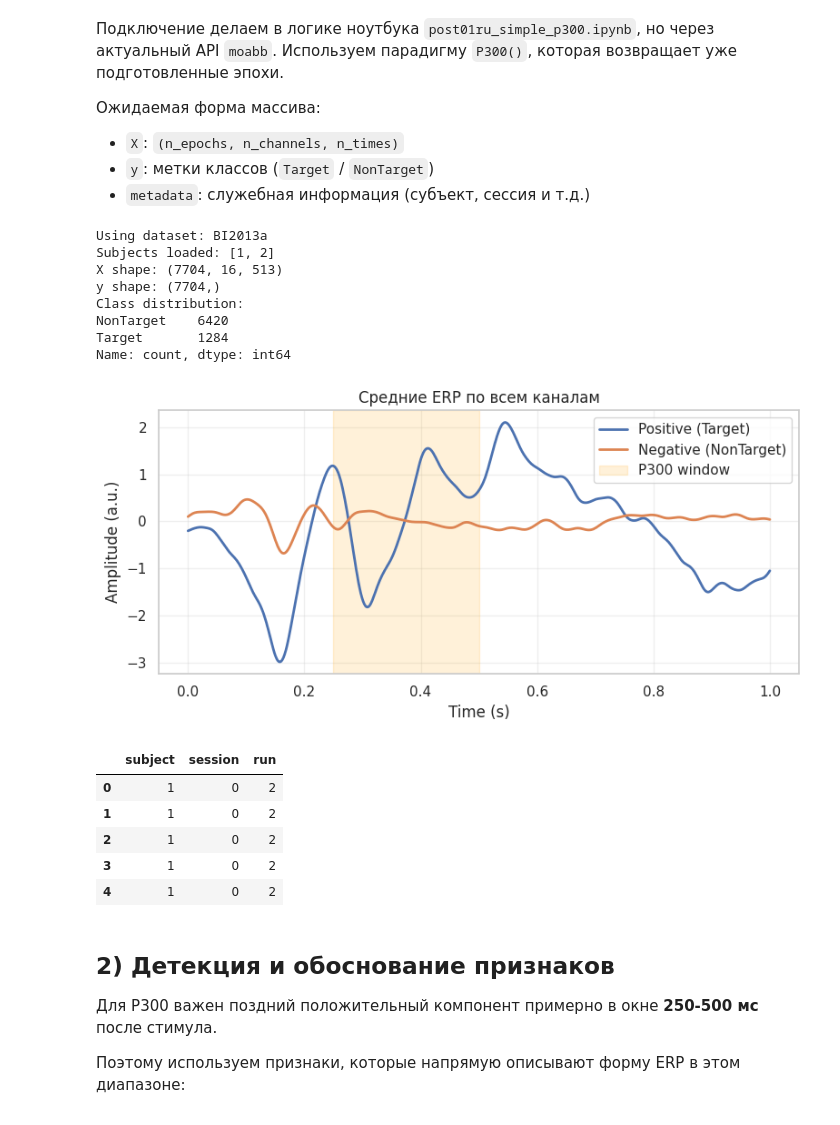
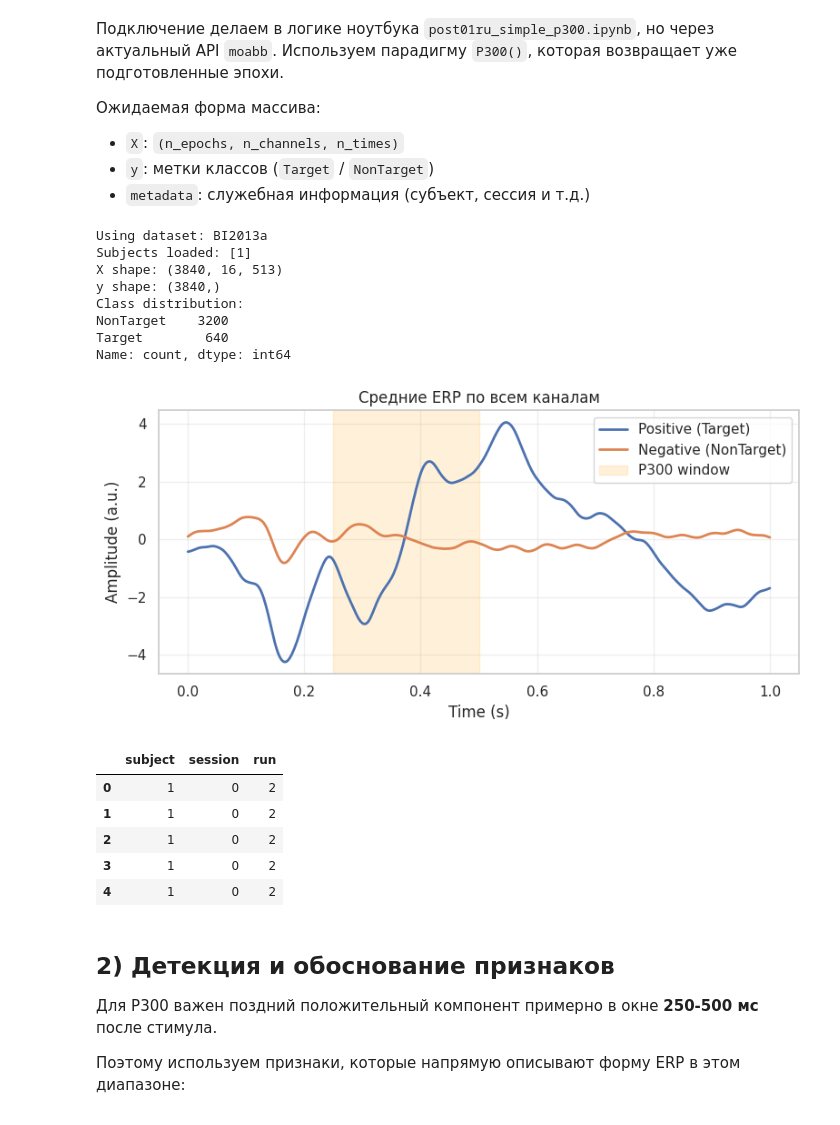
Before and after one commit to AndrewTheMaster/classicML-itmo-basics-course, a Jupyter notebook: л3.ipynb, the cells around one changed output. Saved outputs shown, nothing was run; the diff lists cells and outputs as text; code cells hidden in the pictures.

```diff
--- a/л3.ipynb
+++ b/л3.ipynb
@@ -47,7 +47,7 @@ paradigm = P300()
 
 # чтобы не скачивать весь BI2013a, ограничиваемся малым числом субъектов.
 
-subjects_to_load = [1, 2]
+subjects_to_load = [1]
 X, y, metadata = paradigm.get_data(dataset=dataset, subjects=subjects_to_load)
 
 print("Subjects loaded:", subjects_to_load)
@@ -71,39 +71,39 @@ else:
 times = np.linspace(tmin, tmax, n_times)
 
 unique_labels = pd.Series(y).unique().tolist()
 if "Target" in unique_labels and "NonTarget" in unique_labels:
     pos_label, neg_label = "Target", "NonTarget"
 else:
     # В P300 целевой класс обычно встречается реже
     counts = pd.Series(y).value_counts()
     pos_label = counts.index[-1]
     neg_label = counts.index[0]
 
 mean_target = X[y == pos_label].mean(axis=(0, 1))
 mean_nontarget = X[y == neg_label].mean(axis=(0, 1))
 
 plt.figure(figsize=(8, 4))
 plt.plot(times, mean_target, label=f"Positive ({pos_label})", lw=2)
 plt.plot(times, mean_nontarget, label=f"Negative ({neg_label})", lw=2)
 plt.axvspan(0.25, 0.50, color="orange", alpha=0.15, label="P300 window")
 plt.title("Средние ERP по всем каналам")
 plt.xlabel("Time (s)")
 plt.ylabel("Amplitude (a.u.)")
 plt.legend()
 plt.tight_layout()
 plt.show()
 
 metadata.head()
 # %% [output]
 Using dataset: BI2013a
-Subjects loaded: [1, 2]
-X shape: (7704, 16, 513)
-y shape: (7704,)
+Subjects loaded: [1]
+X shape: (3840, 16, 513)
+y shape: (3840,)
 Class distribution:
-NonTarget    6420
-Target       1284
+NonTarget    3200
+Target        640
 Name: count, dtype: int64
-[figure, old version]
+[figure, new version]
 |  | subject | session | run |
 | 0 | 1 | 0 | 2 |
 | 1 | 1 | 0 | 2 |
```
Also changed, not shown: parts of 4 cells of this notebook.
